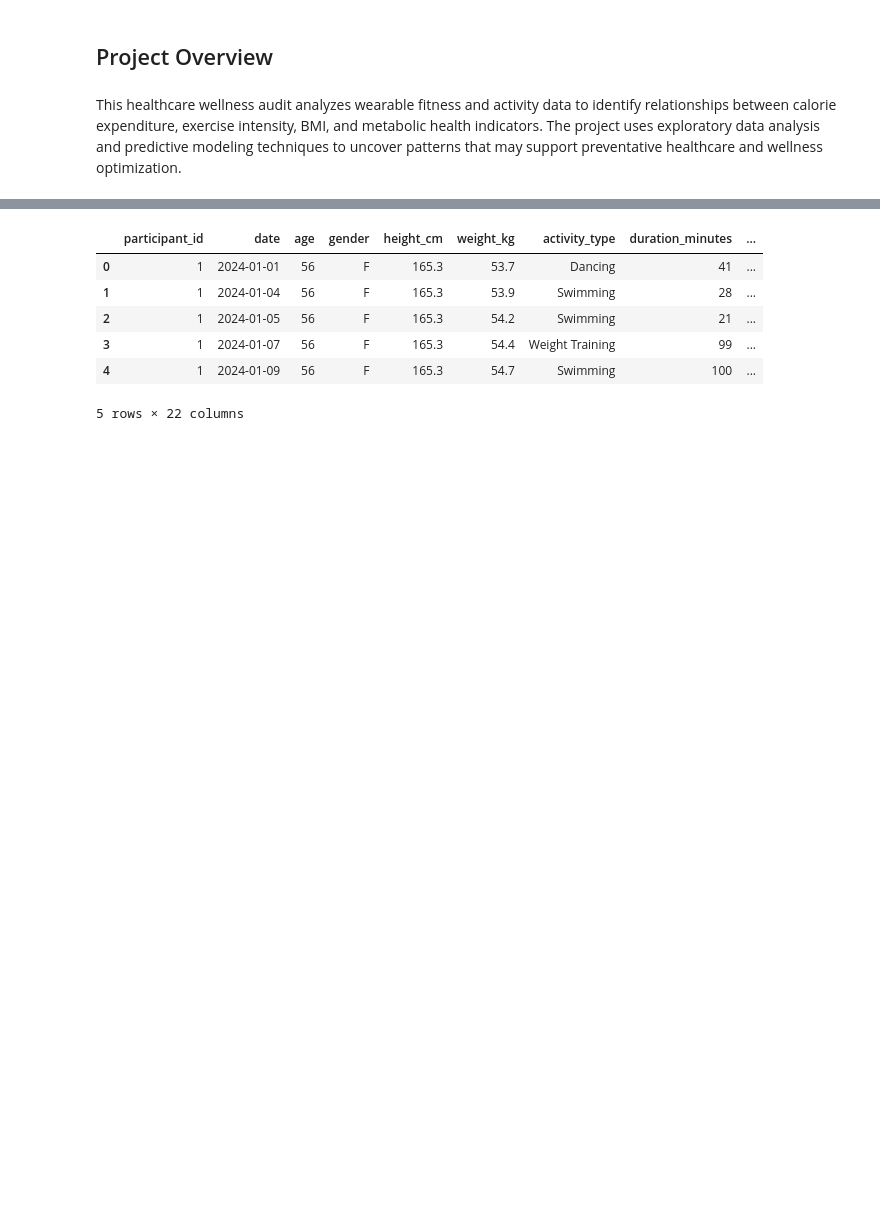
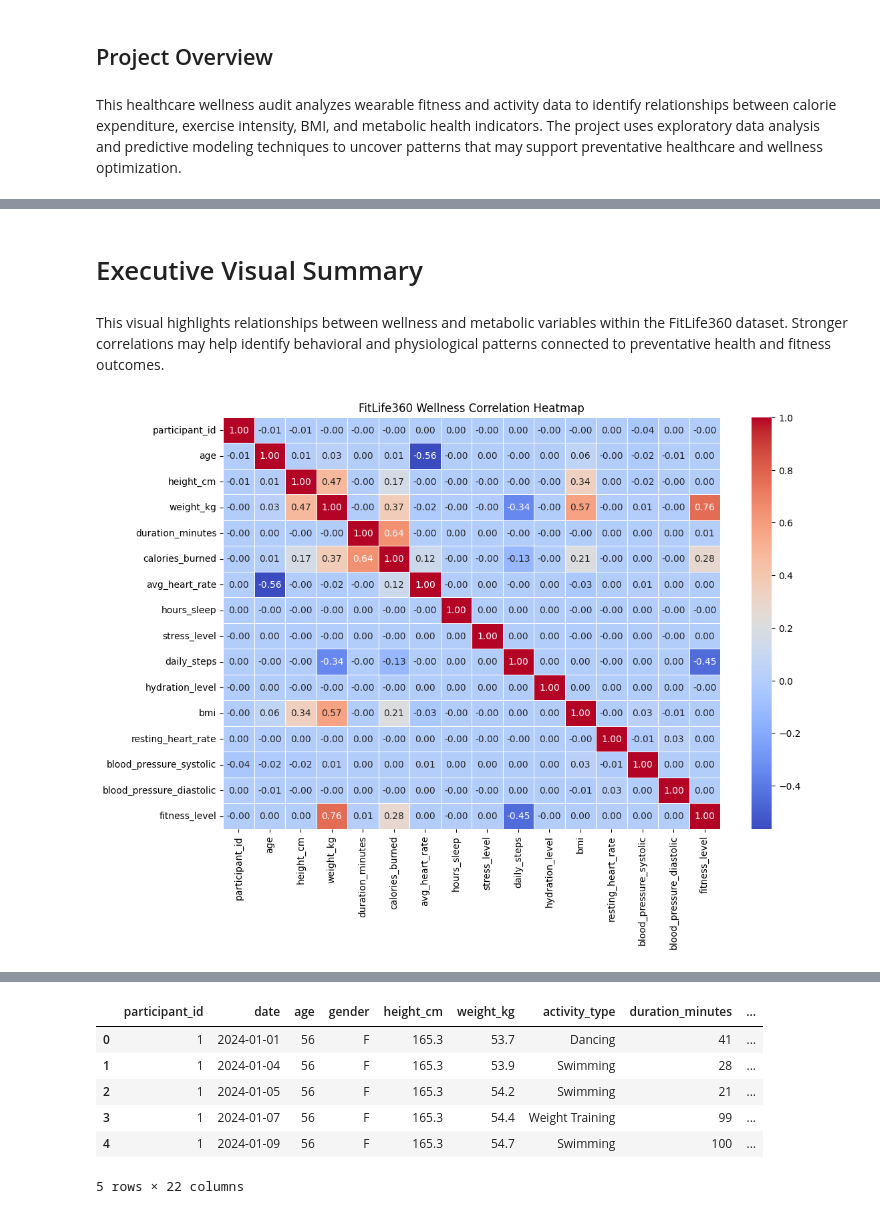
Before and after one commit to jelleje37-sketch/jelleje37, a Jupyter notebook: wellness-audit-fitlife360-eda-insights.ipynb, the cells around one changed output, grey strips where cells are left out. Cells and saved outputs as stored; diff of their text form; code cells hidden in the pictures; blank space fills up the shorter version.

Commit message:
Kaggle Notebook | Wellness Audit: FitLife360 EDA & Insights | Predictive Wellness Modeling

```diff
--- a/wellness-audit-fitlife360-eda-insights.ipynb
+++ b/wellness-audit-fitlife360-eda-insights.ipynb
@@ -14,0 +29,34 @@ This healthcare wellness audit analyzes wearable fitness and activity data to id
+# %% [markdown]
+# Executive Visual Summary
+# %% [markdown]
+This visual highlights relationships between wellness and metabolic variables within the FitLife360 dataset. Stronger correlations may help identify behavioral and physiological patterns connected to preventative health and fitness outcomes.
+# %%
+import pandas as pd
+import seaborn as sns
+import matplotlib.pyplot as plt
+
+# Load dataset
+df = pd.read_csv('/kaggle/input/fitlife-health-and-fitness-tracking-dataset/health_fitness_dataset.csv')
+
+# Select numeric columns
+numeric_df = df.select_dtypes(include=['float64', 'int64'])
+
+# Create correlation matrix
+corr_matrix = numeric_df.corr()
+
+# Plot heatmap
+plt.figure(figsize=(12, 8))
+
+sns.heatmap(
+    corr_matrix,
+    annot=True,
+    cmap='coolwarm',
+    fmt='.2f',
+    linewidths=0.5
+)
+
+plt.title('FitLife360 Wellness Correlation Heatmap')
+
+plt.show()
+# %% [output]
+[figure, added]
```
Also changed, not shown: parts of 6 cells of this notebook.
